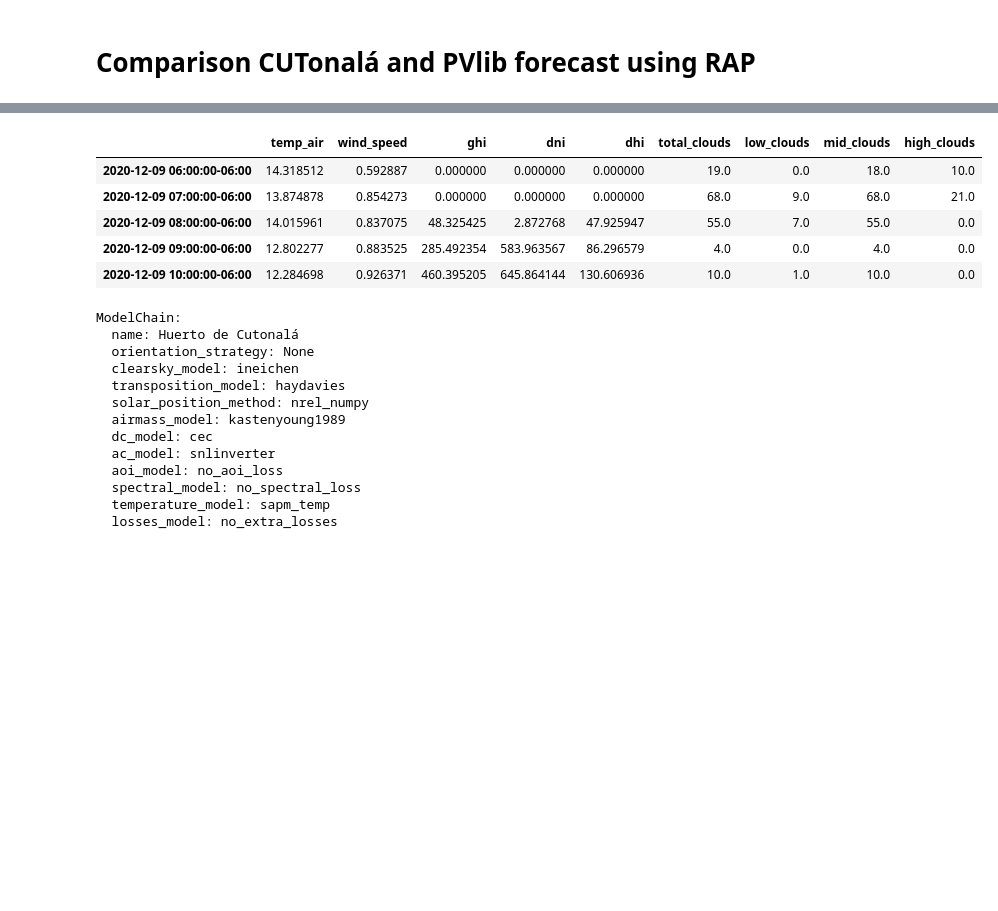
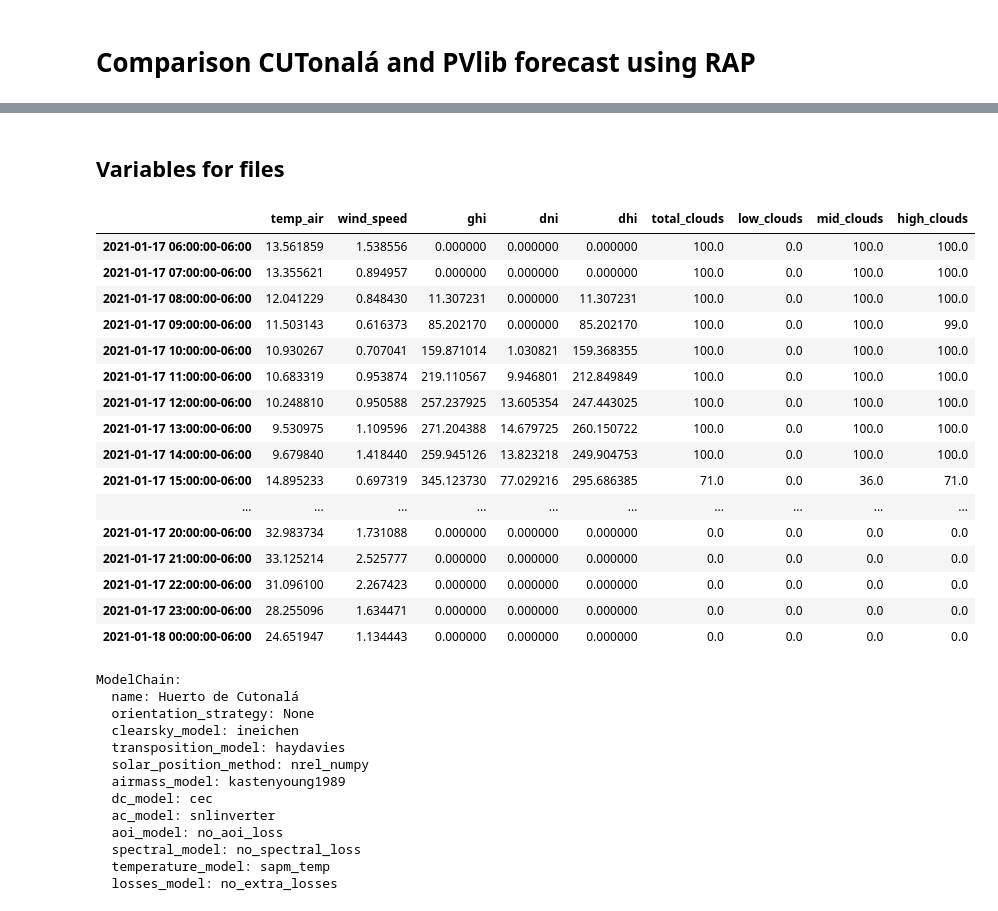
Before and after one commit to Vesino/pvlib_tesis, a Jupyter notebook: ModelChain RAP.ipynb, the cells around one changed output, grey strips where cells are left out. Saved outputs shown, nothing was run; the diff lists cells and outputs as text; code cells hidden in the pictures; blank space fills up the shorter version.

```diff
--- a/ModelChain RAP.ipynb
+++ b/ModelChain RAP.ipynb
@@ -55,6 +59,11 @@ import datetime
 start = pd.Timestamp(datetime.date.today(), tz='America/Mexico_City') # today's date
 end = start + pd.Timedelta(days=7) # 7 days from today
 
-#9 de diciebre a partir del 24 de diciembre
-start9_dec = start - pd.Timedelta(days=15)
-end9_dec = start9_dec + pd.Timedelta(days=1)
+#start_variable stand for a configurable variable for one given date
+#end_variable stand for a configurable variable for one given end date
+#days_before_today variable stands for an especific date before today
+
+days_before_today = 7
+
+start_variable = start - pd.Timedelta(days=days_before_today)
+end_variable = start_variable + pd.Timedelta(days=1)
@@ -60,0 +78,2 @@ end9_dec = start9_dec + pd.Timedelta(days=1)
+# %% [markdown]
+## Variables for files
@@ -65,17 +94,28 @@ from pvlib.forecast import RAP
 fm = RAP()
 # %%
 # Se obtiene la data y se procesa del modelo de pronostico
-forecast_data = fm.get_processed_data(latitude, longitude, start9_dec, end9_dec)
+forecast_data = fm.get_processed_data(latitude, longitude, start_variable, end_variable)
 # %%
 #pd.set_option('display.max_columns', None)
-forecast_data.head()
+forecast_data
 # %% [output]
 |  | temp_air | wind_speed | ghi | dni | dhi | total_clouds | low_clouds | mid_clouds | high_clouds |
-| 2020-12-09 06:00:00-06:00 | 14.318512 | 0.592887 | 0.000000 | 0.000000 | 0.000000 | 19.0 | 0.0 | 18.0 | 10.0 |
-| 2020-12-09 07:00:00-06:00 | 13.874878 | 0.854273 | 0.000000 | 0.000000 | 0.000000 | 68.0 | 9.0 | 68.0 | 21.0 |
-| 2020-12-09 08:00:00-06:00 | 14.015961 | 0.837075 | 48.325425 | 2.872768 | 47.925947 | 55.0 | 7.0 | 55.0 | 0.0 |
-| 2020-12-09 09:00:00-06:00 | 12.802277 | 0.883525 | 285.492354 | 583.963567 | 86.296579 | 4.0 | 0.0 | 4.0 | 0.0 |
-| 2020-12-09 10:00:00-06:00 | 12.284698 | 0.926371 | 460.395205 | 645.864144 | 130.606936 | 10.0 | 1.0 | 10.0 | 0.0 |
+| 2021-01-17 06:00:00-06:00 | 13.561859 | 1.538556 | 0.000000 | 0.000000 | 0.000000 | 100.0 | 0.0 | 100.0 | 100.0 |
+| 2021-01-17 07:00:00-06:00 | 13.355621 | 0.894957 | 0.000000 | 0.000000 | 0.000000 | 100.0 | 0.0 | 100.0 | 100.0 |
+| 2021-01-17 08:00:00-06:00 | 12.041229 | 0.848430 | 11.307231 | 0.000000 | 11.307231 | 100.0 | 0.0 | 100.0 | 100.0 |
+| 2021-01-17 09:00:00-06:00 | 11.503143 | 0.616373 | 85.202170 | 0.000000 | 85.202170 | 100.0 | 0.0 | 100.0 | 99.0 |
+| 2021-01-17 10:00:00-06:00 | 10.930267 | 0.707041 | 159.871014 | 1.030821 | 159.368355 | 100.0 | 0.0 | 100.0 | 100.0 |
+| 2021-01-17 11:00:00-06:00 | 10.683319 | 0.953874 | 219.110567 | 9.946801 | 212.849849 | 100.0 | 0.0 | 100.0 | 100.0 |
+| 2021-01-17 12:00:00-06:00 | 10.248810 | 0.950588 | 257.237925 | 13.605354 | 247.443025 | 100.0 | 0.0 | 100.0 | 100.0 |
+| 2021-01-17 13:00:00-06:00 | 9.530975 | 1.109596 | 271.204388 | 14.679725 | 260.150722 | 100.0 | 0.0 | 100.0 | 100.0 |
+| 2021-01-17 14:00:00-06:00 | 9.679840 | 1.418440 | 259.945126 | 13.823218 | 249.904753 | 100.0 | 0.0 | 100.0 | 100.0 |
+| 2021-01-17 15:00:00-06:00 | 14.895233 | 0.697319 | 345.123730 | 77.029216 | 295.686385 | 71.0 | 0.0 | 36.0 | 71.0 |
+| ... | ... | ... | ... | ... | ... | ... | ... | ... | ... |
+| 2021-01-17 20:00:00-06:00 | 32.983734 | 1.731088 | 0.000000 | 0.000000 | 0.000000 | 0.0 | 0.0 | 0.0 | 0.0 |
+| 2021-01-17 21:00:00-06:00 | 33.125214 | 2.525777 | 0.000000 | 0.000000 | 0.000000 | 0.0 | 0.0 | 0.0 | 0.0 |
+| 2021-01-17 22:00:00-06:00 | 31.096100 | 2.267423 | 0.000000 | 0.000000 | 0.000000 | 0.0 | 0.0 | 0.0 | 0.0 |
+| 2021-01-17 23:00:00-06:00 | 28.255096 | 1.634471 | 0.000000 | 0.000000 | 0.000000 | 0.0 | 0.0 | 0.0 | 0.0 |
+| 2021-01-18 00:00:00-06:00 | 24.651947 | 1.134443 | 0.000000 | 0.000000 | 0.000000 | 0.0 | 0.0 | 0.0 | 0.0 |
 # %%
 ghi = forecast_data['ghi']
 dni = forecast_data['dni']
```
Also changed, not shown: parts of 25 cells of this notebook, 29 other files.
